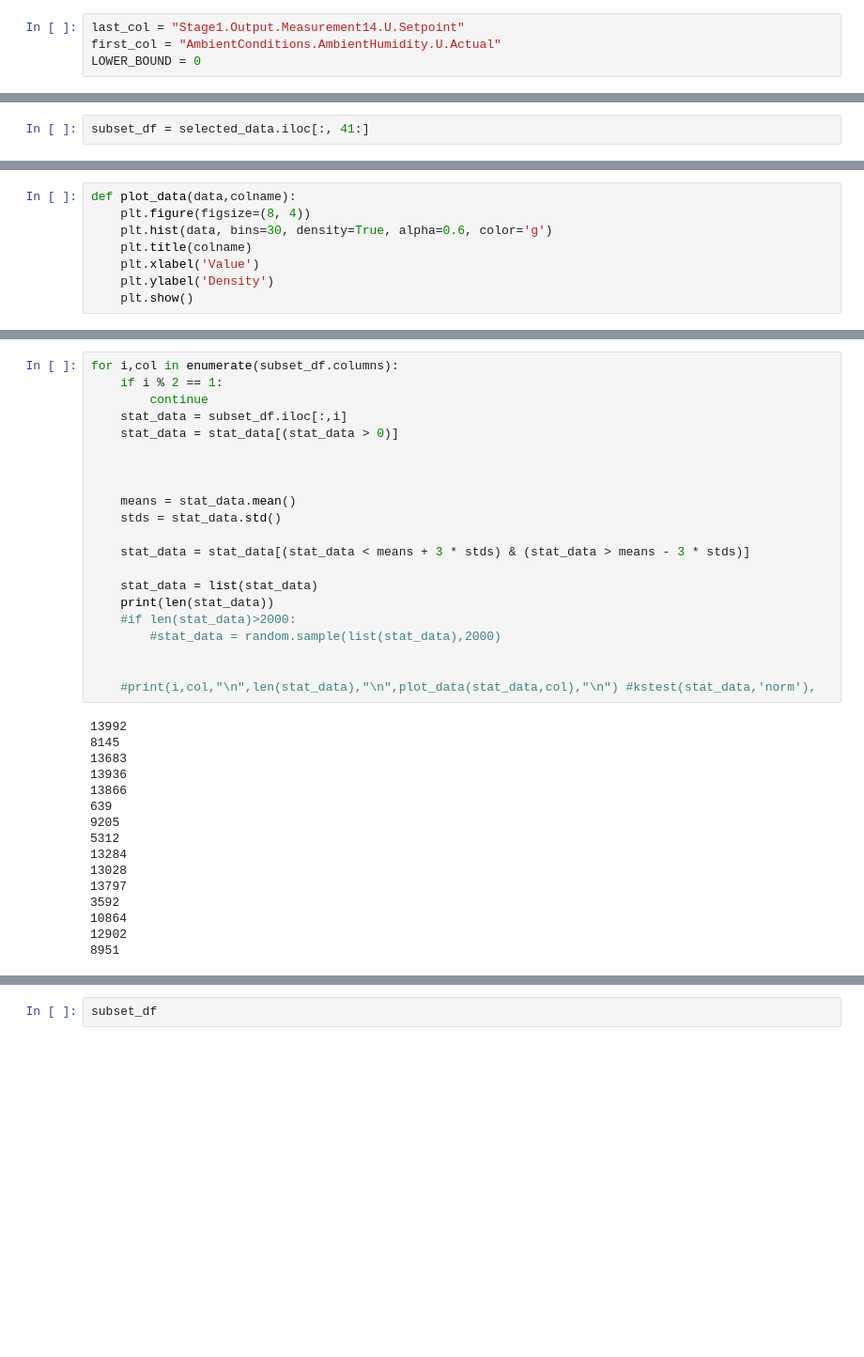
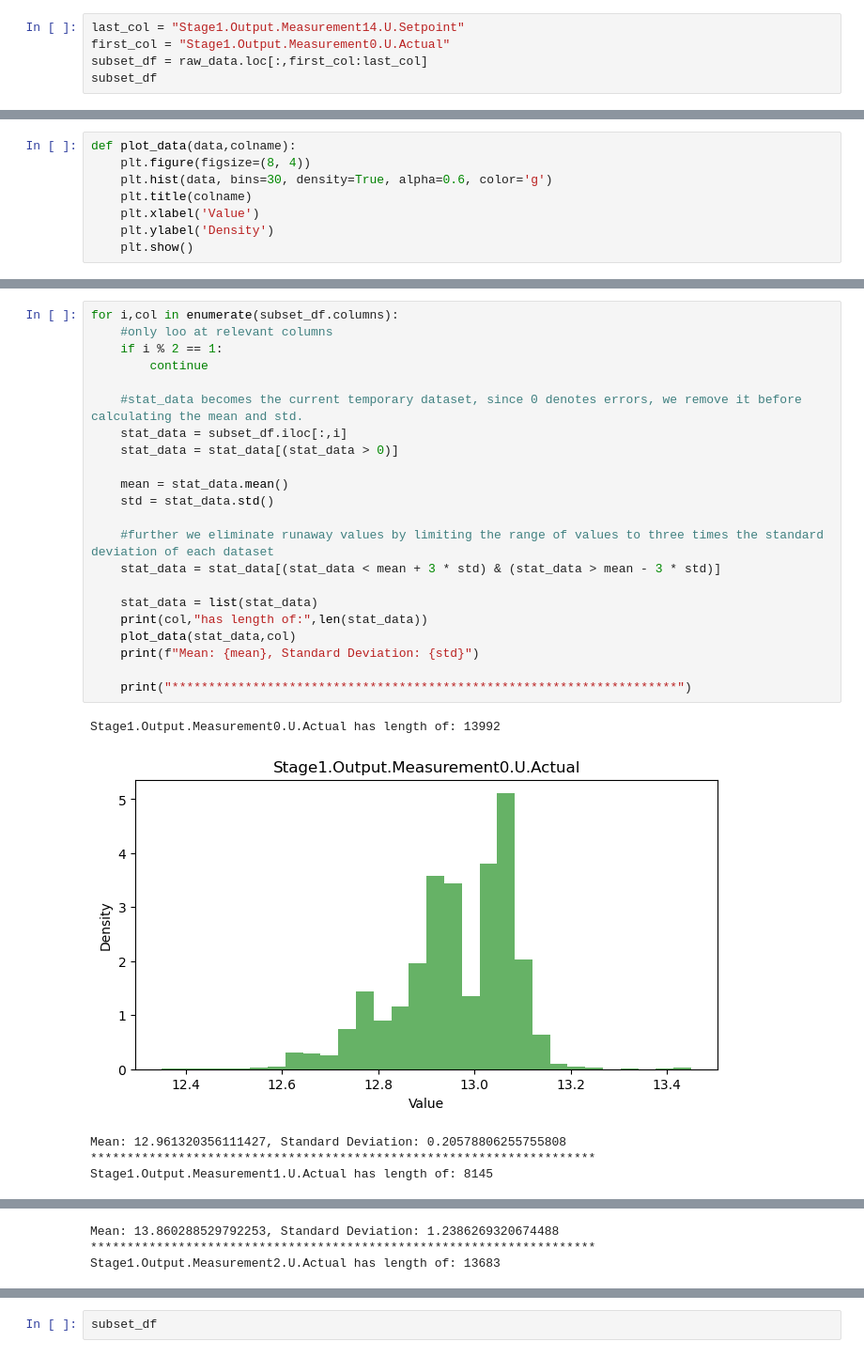
Before and after one commit to davidmichelsTUB/stochastic-data, a Jupyter notebook: preprocessing.ipynb, the cells around one changed output, grey strips where cells are left out. Shown at 94% size. Drawn from its saved outputs; the diff is of its cells as text; blank space fills up the shorter version.

```diff
--- a/preprocessing.ipynb
+++ b/preprocessing.ipynb
@@ -34,4 +36,5 @@ raw_data.tail(20)
 # %%
 last_col = "Stage1.Output.Measurement14.U.Setpoint"
-first_col = "AmbientConditions.AmbientHumidity.U.Actual"
-LOWER_BOUND = 0
+first_col = "Stage1.Output.Measurement0.U.Actual"
+subset_df = raw_data.loc[:,first_col:last_col]
+subset_df
@@ -55,2 +54,0 @@ selected_data
-# %%
-subset_df = selected_data.iloc[:, 41:]
@@ -67,37 +72,28 @@ def plot_data(data,colname):
 # %%
 for i,col in enumerate(subset_df.columns):
+    #only loo at relevant columns
     if i % 2 == 1:
         continue
+
+    #stat_data becomes the current temporary dataset, since 0 denotes errors, we remove it before calculating the mean and std.
     stat_data = subset_df.iloc[:,i]
     stat_data = stat_data[(stat_data > 0)]
 
+    mean = stat_data.mean()
+    std = stat_data.std()
 
-
-    means = stat_data.mean()
-    stds = stat_data.std()
-
-    stat_data = stat_data[(stat_data < means + 3 * stds) & (stat_data > means - 3 * stds)]
+    #further we eliminate runaway values by limiting the range of values to three times the standard deviation of each dataset
+    stat_data = stat_data[(stat_data < mean + 3 * std) & (stat_data > mean - 3 * std)]
 
     stat_data = list(stat_data)
-    print(len(stat_data))
-    #if len(stat_data)>2000:
-        #stat_data = random.sample(list(stat_data),2000)
+    print(col,"has length of:",len(stat_data))
+    plot_data(stat_data,col)
+    print(f"Mean: {mean}, Standard Deviation: {std}")
 
-
-    #print(i,col,"\n",len(stat_data),"\n",plot_data(stat_data,col),"\n") #kstest(stat_data,'norm'),
+    print("*********************************************************************")
 # %% [output]
-13992
-8145
-13683
-13936
-13866
-639
-9205
-5312
-13284
-13028
-13797
-3592
-10864
-12902
-8951
+Stage1.Output.Measurement0.U.Actual has length of: 13992
+[figure, added]
+Mean: 12.961320356111427, Standard Deviation: 0.20578806255755808
+*********************************************************************
+Stage1.Output.Measurement1.U.Actual has length of: 8145
@@ -103,0 +101,3 @@ for i,col in enumerate(subset_df.columns):
+Mean: 13.860288529792253, Standard Deviation: 1.2386269320674488
+*********************************************************************
+Stage1.Output.Measurement2.U.Actual has length of: 13683
```
Also changed, not shown: parts of 11 cells of this notebook.
